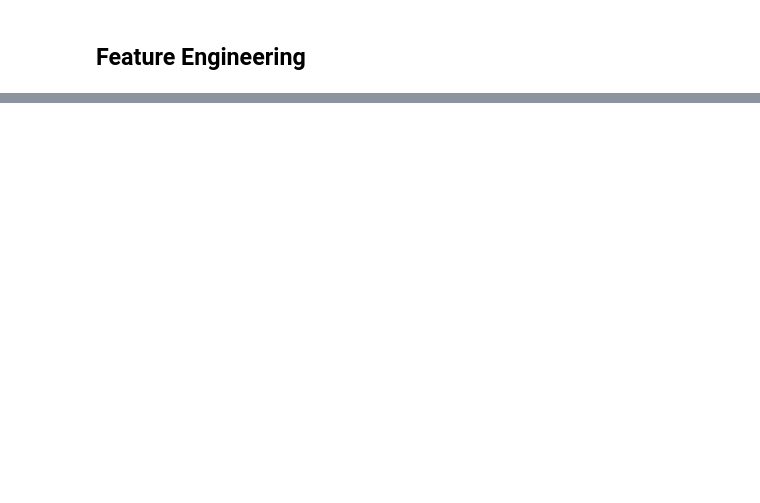
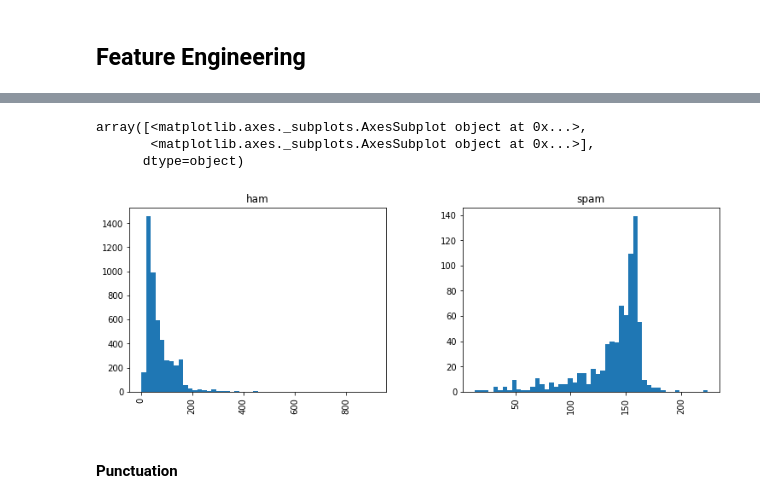
Before and after one commit to PanPapag/SMS-Spam-Detection-System, a Jupyter notebook: sms_spam_detection.ipynb, the cells around one changed output, grey strips where cells are left out. Drawn from its saved outputs; the diff is of its cells as text; code cells hidden in the pictures; blank space fills up the shorter version.

```diff
--- a/sms_spam_detection.ipynb
+++ b/sms_spam_detection.ipynb
@@ -344,0 +385,9 @@ df.head()
+# %%
+df.hist(column='message_length', by='label', bins=50, figsize=(12,4))
+# %% [output]
+array([<matplotlib.axes._subplots.AxesSubplot object at 0x...>,
+       <matplotlib.axes._subplots.AxesSubplot object at 0x...>],
+      dtype=object)
+[figure, added]
+# %% [markdown]
+#### Punctuation
```
Also changed, not shown: parts of 41 cells of this notebook.
